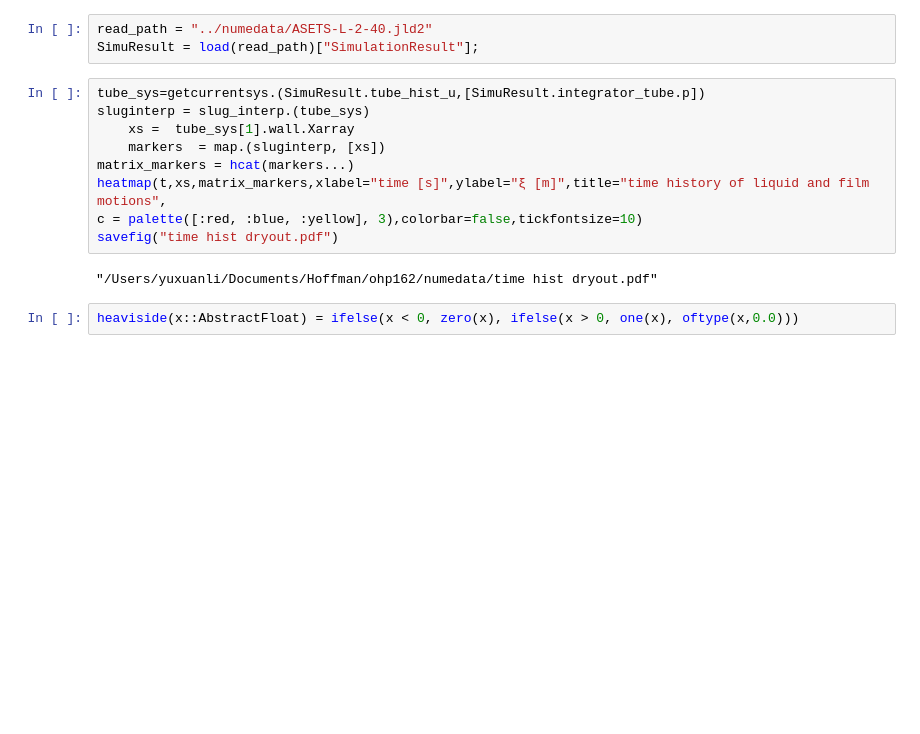
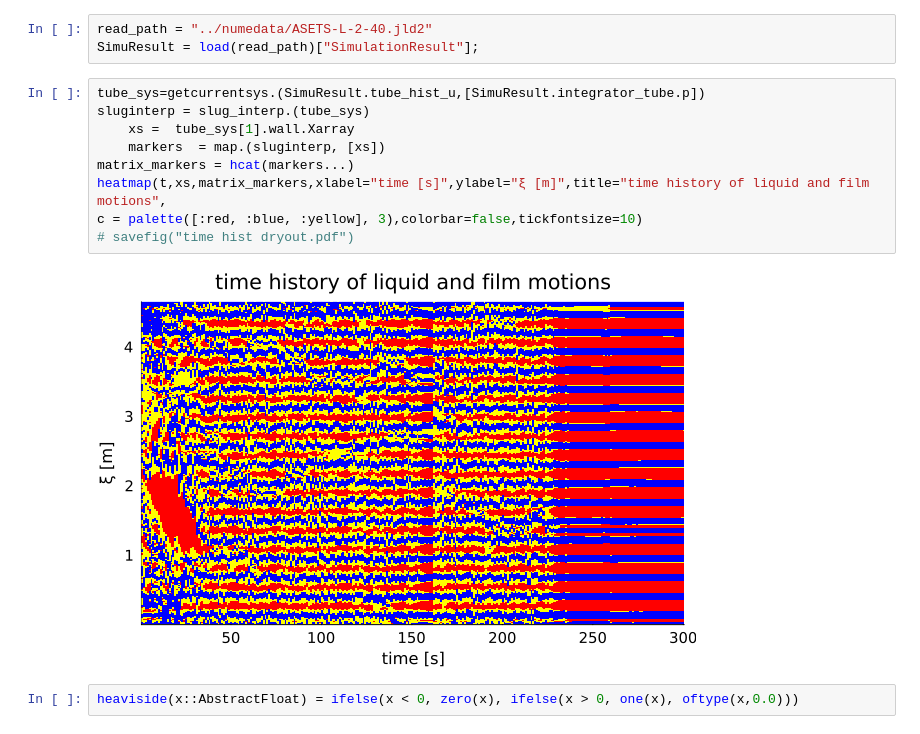
Before and after one commit to liyuxuan48/ComputationalHeatTransfer.jl, a Jupyter notebook: examples/PostProcessing-paper.ipynb, the cells around one changed output. Saved outputs shown, nothing was run; the diff lists cells and outputs as text; blank space fills up the shorter version.

```diff
--- a/examples/PostProcessing-paper.ipynb
+++ b/examples/PostProcessing-paper.ipynb
@@ -468,14 +468,14 @@ SimuResult = load(read_path)["SimulationResult"];
 # %%
 tube_sys=getcurrentsys.(SimuResult.tube_hist_u,[SimuResult.integrator_tube.p])
 sluginterp = slug_interp.(tube_sys)
     xs =  tube_sys[1].wall.Xarray
     markers  = map.(sluginterp, [xs])
 matrix_markers = hcat(markers...)
 heatmap(t,xs,matrix_markers,xlabel="time [s]",ylabel="ξ [m]",title="time history of liquid and film motions",
 c = palette([:red, :blue, :yellow], 3),colorbar=false,tickfontsize=10)
-savefig("time hist dryout.pdf")
+# savefig("time hist dryout.pdf")
 # %% [output]
-"/Users/yuxuanli/Documents/Hoffman/ohp162/numedata/time hist dryout.pdf"
+[figure, added]
 # %%
 heaviside(x::AbstractFloat) = ifelse(x < 0, zero(x), ifelse(x > 0, one(x), oftype(x,0.0)))
 # %% [output]
```
Also changed, not shown: parts of 7 cells of this notebook, 1 other file.
